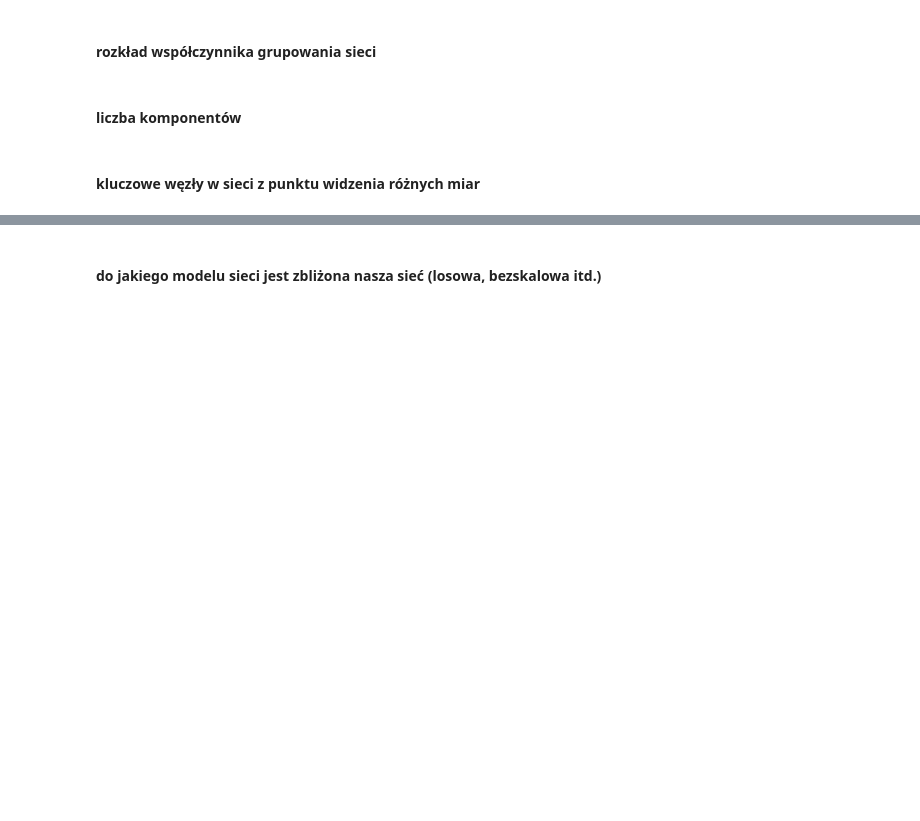
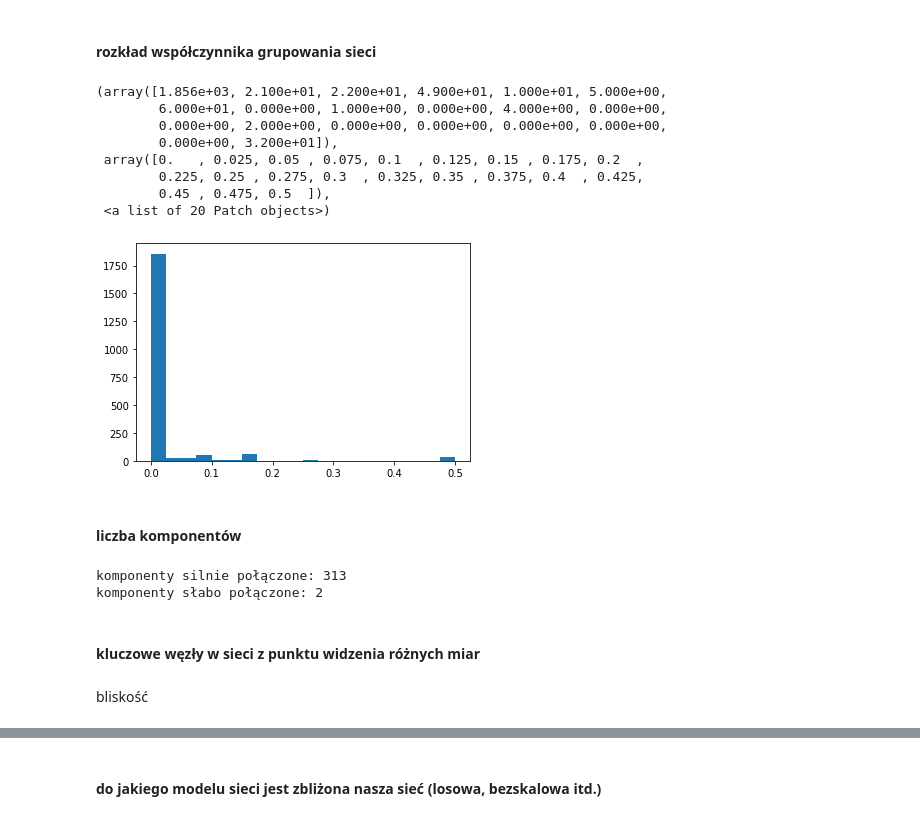
Before and after one commit to ProtossLuigi/komunikacja-miejska-projekt, a Jupyter notebook: GraphResearch.ipynb, the cells around one changed output, grey strips where cells are left out. Cells and saved outputs as stored; diff of their text form; code cells hidden in the pictures; blank space fills up the shorter version.

```diff
--- a/GraphResearch.ipynb
+++ b/GraphResearch.ipynb
@@ -150,6 +160,26 @@ nx.shortest_path_length(G2, 'KRZYKI-11310', 'Sowia-16513')
 # %% [markdown]
 #### rozkład współczynnika grupowania sieci
+# %%
+plt.hist(nx.clustering(G2).values(), bins=20)
+# %% [output]
+(array([1.856e+03, 2.100e+01, 2.200e+01, 4.900e+01, 1.000e+01, 5.000e+00,
+        6.000e+01, 0.000e+00, 1.000e+00, 0.000e+00, 4.000e+00, 0.000e+00,
+        0.000e+00, 2.000e+00, 0.000e+00, 0.000e+00, 0.000e+00, 0.000e+00,
+        0.000e+00, 3.200e+01]),
+ array([0.   , 0.025, 0.05 , 0.075, 0.1  , 0.125, 0.15 , 0.175, 0.2  ,
+        0.225, 0.25 , 0.275, 0.3  , 0.325, 0.35 , 0.375, 0.4  , 0.425,
+        0.45 , 0.475, 0.5  ]),
+ <a list of 20 Patch objects>)
+[figure, added]
 # %% [markdown]
 #### liczba komponentów
+# %%
+print('komponenty silnie połączone:', len(list(nx.strongly_connected_components(G2))))
+print('komponenty słabo połączone:', len(list(nx.weakly_connected_components(G2))))
+# %% [output]
+komponenty silnie połączone: 313
+komponenty słabo połączone: 2
 # %% [markdown]
 #### kluczowe węzły w sieci z punktu widzenia różnych miar
+# %% [markdown]
+bliskość
```
Also changed, not shown: parts of 7 cells of this notebook.
